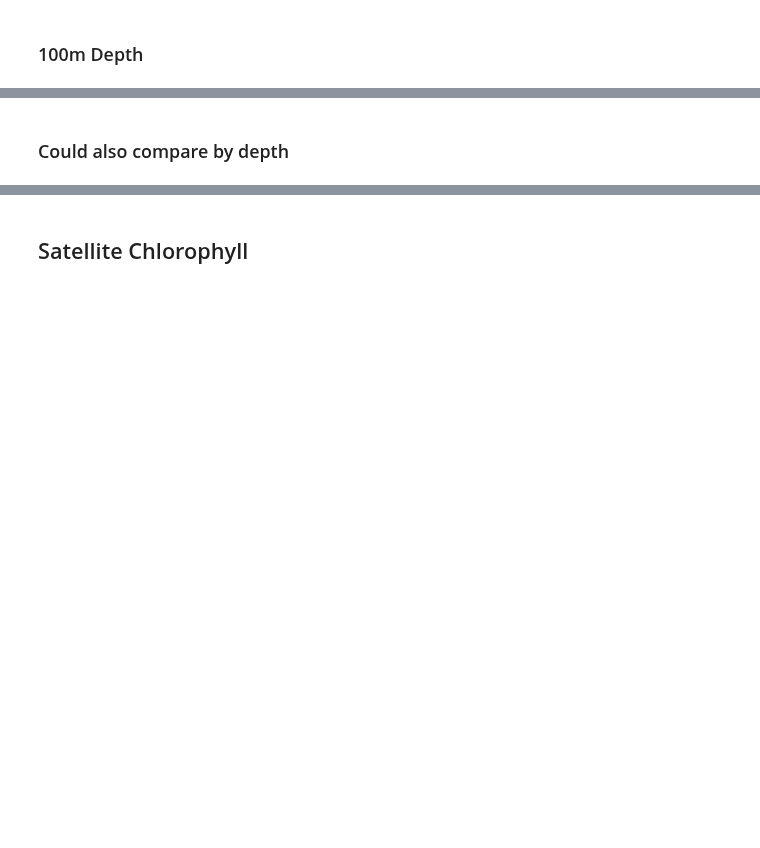
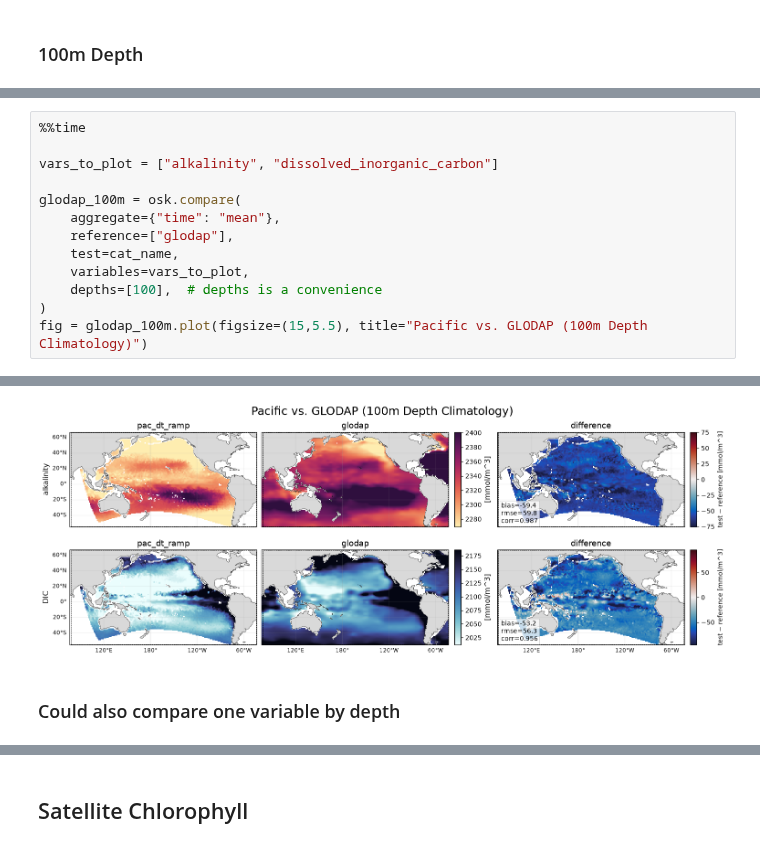
Before and after one commit to CWorthy-ocean/ocean-skill, a Jupyter notebook: docs/Abigale_plots.ipynb, the cells around one changed output, grey strips where cells are left out. Saved outputs shown, nothing was run; the diff lists cells and outputs as text; blank space fills up the shorter version.

```diff
--- a/docs/Abigale_plots.ipynb
+++ b/docs/Abigale_plots.ipynb
@@ -83,0 +124,14 @@ fig = physics.plot()
+# %%
+%%time
+
+vars_to_plot = ["alkalinity", "dissolved_inorganic_carbon"]
+
+glodap_100m = osk.compare(
+    aggregate={"time": "mean"},
+    reference=["glodap"],
+    test=cat_name,
+    variables=vars_to_plot,
+    depths=[100],  # depths is a convenience
+)
+fig = glodap_100m.plot(figsize=(15,5.5), title="Pacific vs. GLODAP (100m Depth Climatology)")
+# %% [output]
@@ -84,3 +140,4 @@ fig = physics.plot()
+[figure, added]
 # %% [markdown]
-### Could also compare by depth
+### Could also compare one variable by depth
 # %%
```
Also changed, not shown: parts of 32 cells of this notebook.
